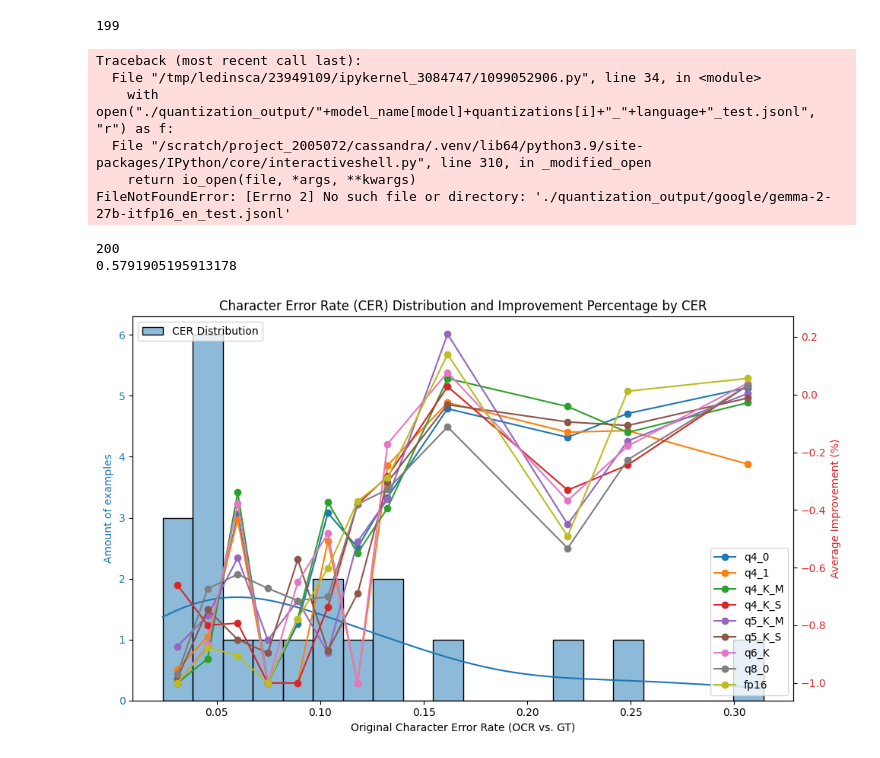
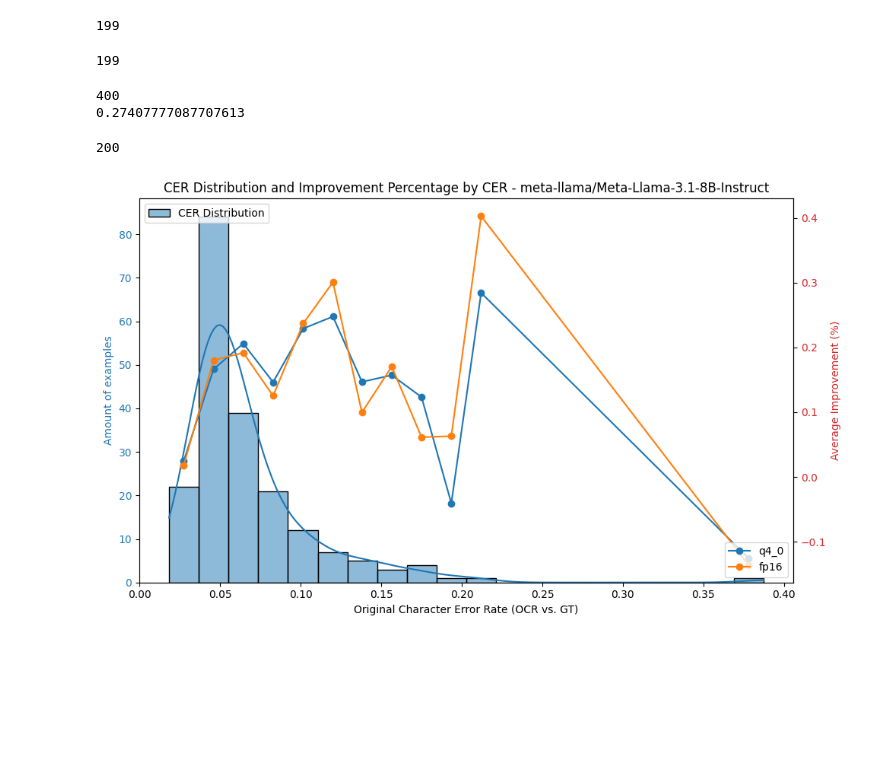
Before and after one commit to TurkuNLP/ocr-postcorrection-lm, a Jupyter notebook: alignment-and-gridsearch/quantization_visualization.ipynb, the cells around one changed output. Cells and saved outputs as stored; diff of their text form; code cells hidden in the pictures; blank space fills up the shorter version.

```diff
--- a/alignment-and-gridsearch/quantization_visualization.ipynb
+++ b/alignment-and-gridsearch/quantization_visualization.ipynb
@@ -29,47 +29,11 @@ model = 5
 
 quantizations = ["q4_0","fp16"] #"q4_1", "q5_0", "q5_1", "q4_K_M", "q4_K_S", "q5_K_M" ,"q5_K_S", "q3_K_M" ,"q3_K_S", "q3_K_L", "q6_K", "q2_K" ,"q8_0" ,
 
-language = "en"
+language = "fi"
 
 all_results=[[] for i in range(len(quantizations))]
 
-original_cers = []
-original_len = []
+
 improvements = [[] for i in range(len(quantizations))]
 
 #THIS ALL IS VERY UNOPTIMIZED BUT I HAVE NO TIME AND IT WORKS AS IS
-
-with open("./quantization_output/"+model_name[model]+quantizations[0]+"_"+language+"_test.jsonl", "r") as f:
-    for idx, line in tqdm(enumerate(f)):
-        line=json.loads(line)
-        score_original= calculate_metrics(predictions=[line["originals"]["input"]], references=[line["originals"]["output"]])
-        original_cers.append(score_original)
-        original_len.append(len(line["originals"]["input"]))
-
-original_cers = [elt["micro"]["cer"] for elt in original_cers]
-
-
-for i in range(len(all_results)):
-    try:
-        with open("./quantization_output/"+model_name[model]+quantizations[i]+"_"+language+"_test.jsonl", "r") as f:
-            for idx, line in tqdm(enumerate(f)):
-                line = json.loads(line)
-                all_results[i].append(line)
-
-                score_original = original_cers[idx]
-                correction_score = calculate_metrics(predictions=[line["originals"]["model_correction_aligned"]], references=[line["originals"]["output"]])["micro"]["cer"]
-                improvement = (score_original - correction_score)/ score_original
-                improvements[i].append(improvement)
-        print(idx)
-
-    except:
-        traceback.print_exc()
-        None
-# %% [output]
-199
-Traceback (most recent call last):
-  File "/tmp/ledinsca/23949109/ipykernel_3084747/1099052906.py", line 34, in <module>
-    with open("./quantization_output/"+model_name[model]+quantizations[i]+"_"+language+"_test.jsonl", "r") as f:
-  File "/scratch/project_2005072/cassandra/.venv/lib64/python3.9/site-packages/IPython/core/interactiveshell.py", line 310, in _modified_open
-    return io_open(file, *args, **kwargs)
-FileNotFoundError: [Errno 2] No such file or directory: './quantization_output/google/gemma-2-27b-itfp16_en_test.jsonl'
@@ -76,18 +51,38 @@ FileNotFoundError: [Errno 2] No such file or directory: './quantization_output/g
+# %%
+for i in range(len(all_results)):
+    try:
+        with open("./quantization_output/"+model_name[model]+quantizations[i]+"_"+language+"_test.jsonl", "r") as f:
+            for idx, line in tqdm(enumerate(f)):
+                line = json.loads(line)
+                all_results[i].append(line)
+
+                score_original = original_cers[idx]
+                correction_score = calculate_metrics(predictions=[line["originals"]["model_correction_aligned"]], references=[line["originals"]["output"]])["micro"]["cer"]
+                improvement = (score_original - correction_score)/ score_original
+                improvements[i].append(improvement)
+        print(idx)
+
+    except:
+        traceback.print_exc()
+        None
+# %% [output]
+199
+199
 # %%
 # for test evaluation
 print(len(improvements[0]))
 total = sum(original_len)
-weighted = [original_len[i]*improvements[0][i]/total for i in range(200)]
+weighted = [original_len[i]*improvements[1][i]/total for i in range(200)]
 
 print(sum(weighted))
 # %% [output]
-200
-0.5791905195913178
+400
+0.27407777087707613
 # %%
 num_values = len(original_cers)
 max_value = max(original_cers)
 bins = 20
-
+print(num_values)
 df = pd.DataFrame({'CER': original_cers})
 
 df['CER_bin'] = pd.cut(df['CER'], bins=bins)
@@ -102,33 +97,34 @@ ax1.tick_params(axis='y', labelcolor=color)
 
 ax2 = ax1.twinx()
 ax2.set_ylabel('Average Improvement (%)', color='tab:red')
 ax2.tick_params(axis='y', labelcolor='tab:red')
 
 for idx, improvement_run in enumerate(improvements):
     if not improvement_run:  # Skip if the run is empty
         continue
 
-    df['Improvement'] = improvement_run
+    df['Improvement'] = improvement_run[200:]
 
     improvement_per_bin = df.groupby('CER_bin')['Improvement'].mean()
 
     # Remove NaN values from the improvements and bin centers
     cer_bin_centers = np.array([interval.mid for interval in df['CER_bin'].cat.categories])
     improvement_per_bin_non_nan = np.array(improvement_per_bin)
 
     # Filter out NaN values and keep indices that have valid data
     valid_indices = ~np.isnan(improvement_per_bin_non_nan)
     cer_bin_centers_valid = cer_bin_centers[valid_indices]
     improvement_per_bin_valid = improvement_per_bin_non_nan[valid_indices]
 
     ax2.plot(cer_bin_centers_valid, improvement_per_bin_valid, marker='o', label=f'{quantizations[idx]}')
 
 ax2.legend(loc='lower right')
 ax1.legend(loc='upper left')
 
-plt.title('Character Error Rate (CER) Distribution and Improvement Percentage by CER')
+plt.title('CER Distribution and Improvement Percentage by CER - '+model_name[2])
 fig.tight_layout()
 
 plt.show()
 # %% [output]
+200
-[figure, old version]
+[figure, new version]
```
Also changed, not shown: parts of 2 cells of this notebook, 5 other files.
